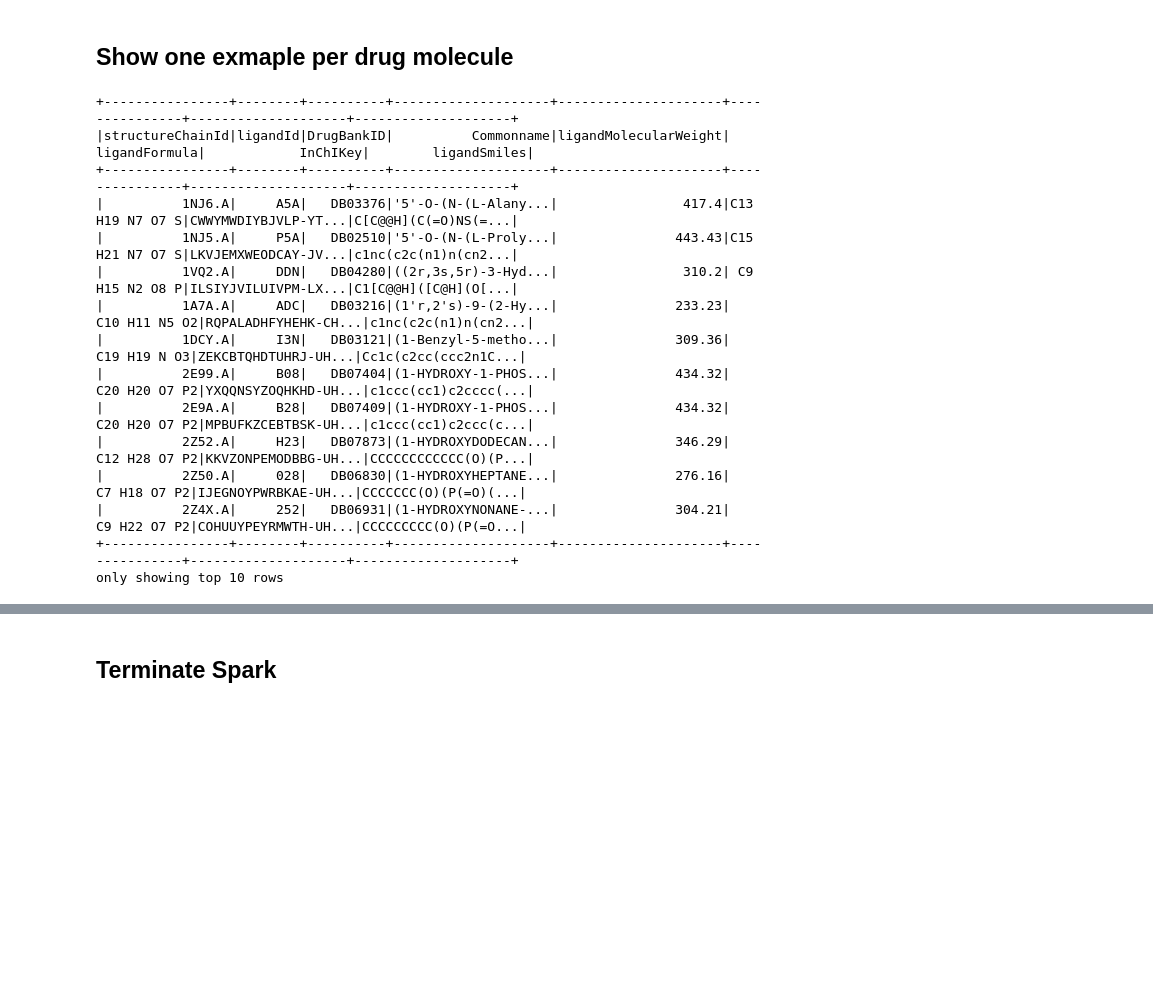
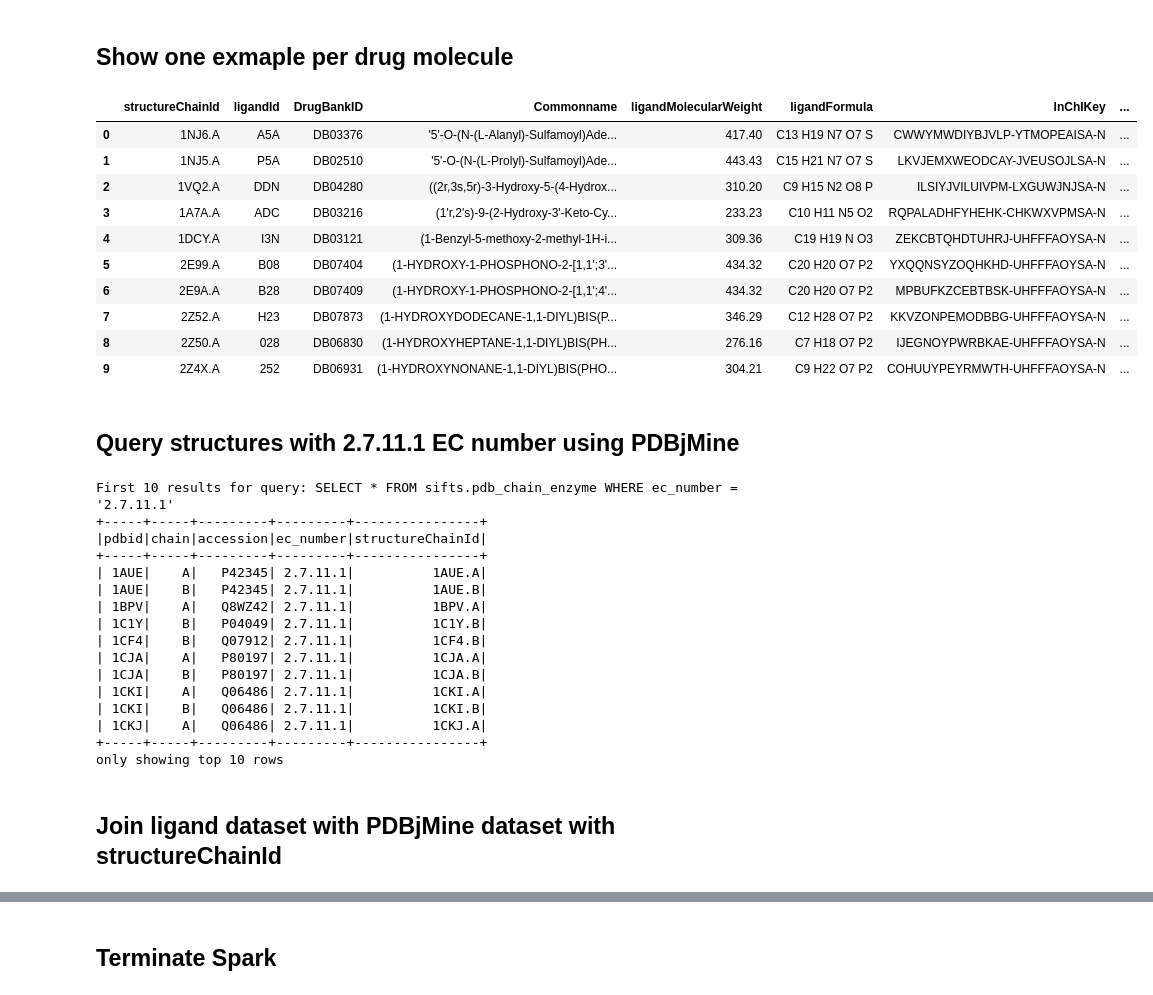
Before and after one commit to sbl-sdsc/mmtf-pyspark, a Jupyter notebook: demos/applications/PdbDrugBankMapping.ipynb, the cells around one changed output, grey strips where cells are left out. Saved outputs shown, nothing was run; the diff lists cells and outputs as text; code cells hidden in the pictures; blank space fills up the shorter version.

Commit message:
[UPDATE] include pdbjMine dataset and visualizations

```diff
--- a/demos/applications/PdbDrugBankMapping.ipynb
+++ b/demos/applications/PdbDrugBankMapping.ipynb
@@ -85,20 +91,42 @@ ligands.head(10)
 # %%
 ligands = ligands.dropDuplicates(["Commonname"])
 ligands = ligands.select("structureChainId", "ligandId", "DrugBankID", "Commonname", "ligandMolecularWeight","ligandFormula", "InChIKey", "ligandSmiles")
-ligands.sort("Commonname").show(10)
+ligands.sort("Commonname").toPandas().head(10)
 # %% [output]
-+----------------+--------+----------+--------------------+---------------------+---------------+--------------------+--------------------+
-|structureChainId|ligandId|DrugBankID|          Commonname|ligandMolecularWeight|  ligandFormula|            InChIKey|        ligandSmiles|
-+----------------+--------+----------+--------------------+---------------------+---------------+--------------------+--------------------+
-|          1NJ6.A|     A5A|   DB03376|'5'-O-(N-(L-Alany...|                417.4|C13 H19 N7 O7 S|CWWYMWDIYBJVLP-YT...|C[C@@H](C(=O)NS(=...|
-|          1NJ5.A|     P5A|   DB02510|'5'-O-(N-(L-Proly...|               443.43|C15 H21 N7 O7 S|LKVJEMXWEODCAY-JV...|c1nc(c2c(n1)n(cn2...|
-|          1VQ2.A|     DDN|   DB04280|((2r,3s,5r)-3-Hyd...|                310.2| C9 H15 N2 O8 P|ILSIYJVILUIVPM-LX...|C1[C@@H]([C@H](O[...|
-|          1A7A.A|     ADC|   DB03216|(1'r,2's)-9-(2-Hy...|               233.23|  C10 H11 N5 O2|RQPALADHFYHEHK-CH...|c1nc(c2c(n1)n(cn2...|
-|          1DCY.A|     I3N|   DB03121|(1-Benzyl-5-metho...|               309.36|   C19 H19 N O3|ZEKCBTQHDTUHRJ-UH...|Cc1c(c2cc(ccc2n1C...|
-|          2E99.A|     B08|   DB07404|(1-HYDROXY-1-PHOS...|               434.32|  C20 H20 O7 P2|YXQQNSYZOQHKHD-UH...|c1ccc(cc1)c2cccc(...|
-|          2E9A.A|     B28|   DB07409|(1-HYDROXY-1-PHOS...|               434.32|  C20 H20 O7 P2|MPBUFKZCEBTBSK-UH...|c1ccc(cc1)c2ccc(c...|
-|          2Z52.A|     H23|   DB07873|(1-HYDROXYDODECAN...|               346.29|  C12 H28 O7 P2|KKVZONPEMODBBG-UH...|CCCCCCCCCCCC(O)(P...|
-|          2Z50.A|     028|   DB06830|(1-HYDROXYHEPTANE...|               276.16|   C7 H18 O7 P2|IJEGNOYPWRBKAE-UH...|CCCCCCC(O)(P(=O)(...|
-|          2Z4X.A|     252|   DB06931|(1-HYDROXYNONANE-...|               304.21|   C9 H22 O7 P2|COHUUYPEYRMWTH-UH...|CCCCCCCCC(O)(P(=O...|
-+----------------+--------+----------+--------------------+---------------------+---------------+--------------------+--------------------+
-only showing top 10 rows
+|  | structureChainId | ligandId | DrugBankID | Commonname | ligandMolecularWeight | ligandFormula | InChIKey | ... |
+| 0 | 1NJ6.A | A5A | DB03376 | '5'-O-(N-(L-Alanyl)-Sulfamoyl)Ade... | 417.40 | C13 H19 N7 O7 S | CWWYMWDIYBJVLP-YTMOPEAISA-N | ... |
+| 1 | 1NJ5.A | P5A | DB02510 | '5'-O-(N-(L-Prolyl)-Sulfamoyl)Ade... | 443.43 | C15 H21 N7 O7 S | LKVJEMXWEODCAY-JVEUSOJLSA-N | ... |
+| 2 | 1VQ2.A | DDN | DB04280 | ((2r,3s,5r)-3-Hydroxy-5-(4-Hydrox... | 310.20 | C9 H15 N2 O8 P | ILSIYJVILUIVPM-LXGUWJNJSA-N | ... |
+| 3 | 1A7A.A | ADC | DB03216 | (1'r,2's)-9-(2-Hydroxy-3'-Keto-Cy... | 233.23 | C10 H11 N5 O2 | RQPALADHFYHEHK-CHKWXVPMSA-N | ... |
+| 4 | 1DCY.A | I3N | DB03121 | (1-Benzyl-5-methoxy-2-methyl-1H-i... | 309.36 | C19 H19 N O3 | ZEKCBTQHDTUHRJ-UHFFFAOYSA-N | ... |
+| 5 | 2E99.A | B08 | DB07404 | (1-HYDROXY-1-PHOSPHONO-2-[1,1';3'... | 434.32 | C20 H20 O7 P2 | YXQQNSYZOQHKHD-UHFFFAOYSA-N | ... |
+| 6 | 2E9A.A | B28 | DB07409 | (1-HYDROXY-1-PHOSPHONO-2-[1,1';4'... | 434.32 | C20 H20 O7 P2 | MPBUFKZCEBTBSK-UHFFFAOYSA-N | ... |
+| 7 | 2Z52.A | H23 | DB07873 | (1-HYDROXYDODECANE-1,1-DIYL)BIS(P... | 346.29 | C12 H28 O7 P2 | KKVZONPEMODBBG-UHFFFAOYSA-N | ... |
+| 8 | 2Z50.A | 028 | DB06830 | (1-HYDROXYHEPTANE-1,1-DIYL)BIS(PH... | 276.16 | C7 H18 O7 P2 | IJEGNOYPWRBKAE-UHFFFAOYSA-N | ... |
+| 9 | 2Z4X.A | 252 | DB06931 | (1-HYDROXYNONANE-1,1-DIYL)BIS(PHO... | 304.21 | C9 H22 O7 P2 | COHUUYPEYRMWTH-UHFFFAOYSA-N | ... |
+# %% [markdown]
+## Query structures with 2.7.11.1 EC number using PDBjMine
+# %%
+enzymeQuery = "SELECT * FROM sifts.pdb_chain_enzyme WHERE ec_number = '2.7.11.1'"
+enzyme = pdbjMineService.get_dataset(enzymeQuery)
+print(f"First 10 results for query: {enzymeQuery}")
+enzyme.show(10)
+# %% [output]
+First 10 results for query: SELECT * FROM sifts.pdb_chain_enzyme WHERE ec_number = '2.7.11.1'
++-----+-----+---------+---------+----------------+
+|pdbid|chain|accession|ec_number|structureChainId|
++-----+-----+---------+---------+----------------+
+| 1AUE|    A|   P42345| 2.7.11.1|          1AUE.A|
+| 1AUE|    B|   P42345| 2.7.11.1|          1AUE.B|
+| 1BPV|    A|   Q8WZ42| 2.7.11.1|          1BPV.A|
+| 1C1Y|    B|   P04049| 2.7.11.1|          1C1Y.B|
+| 1CF4|    B|   Q07912| 2.7.11.1|          1CF4.B|
+| 1CJA|    A|   P80197| 2.7.11.1|          1CJA.A|
+| 1CJA|    B|   P80197| 2.7.11.1|          1CJA.B|
+| 1CKI|    A|   Q06486| 2.7.11.1|          1CKI.A|
+| 1CKI|    B|   Q06486| 2.7.11.1|          1CKI.B|
+| 1CKJ|    A|   Q06486| 2.7.11.1|          1CKJ.A|
++-----+-----+---------+---------+----------------+
+only showing top 10 rows
+# %% [markdown]
+## Join ligand dataset with PDBjMine dataset with structureChainId
```
Also changed, not shown: parts of 10 cells of this notebook.
